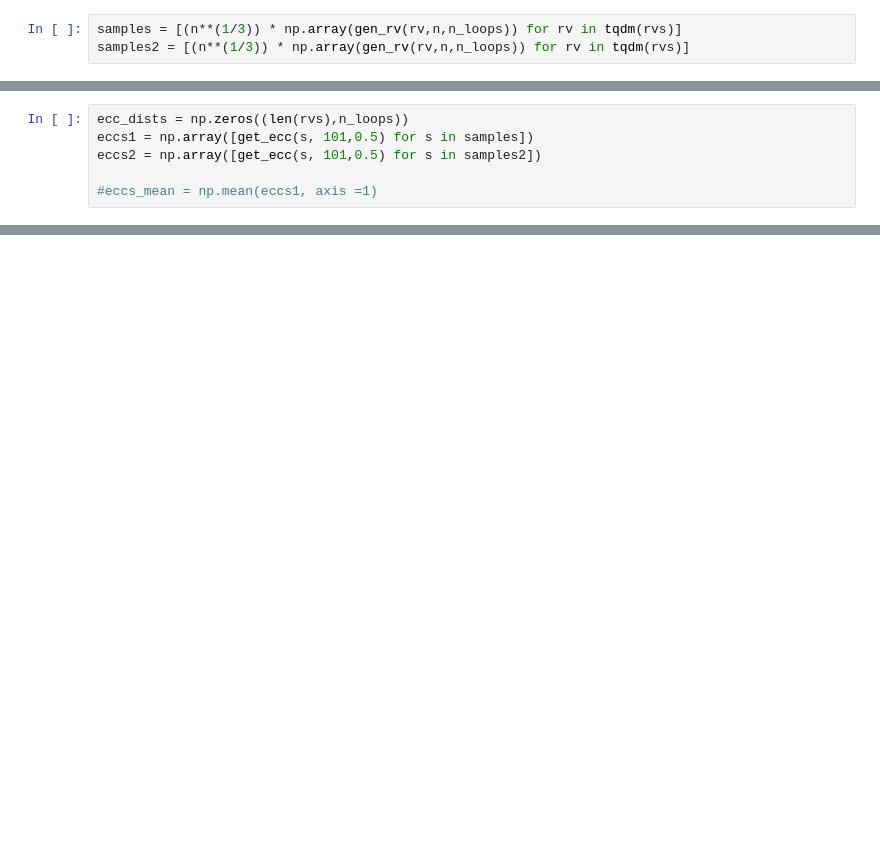
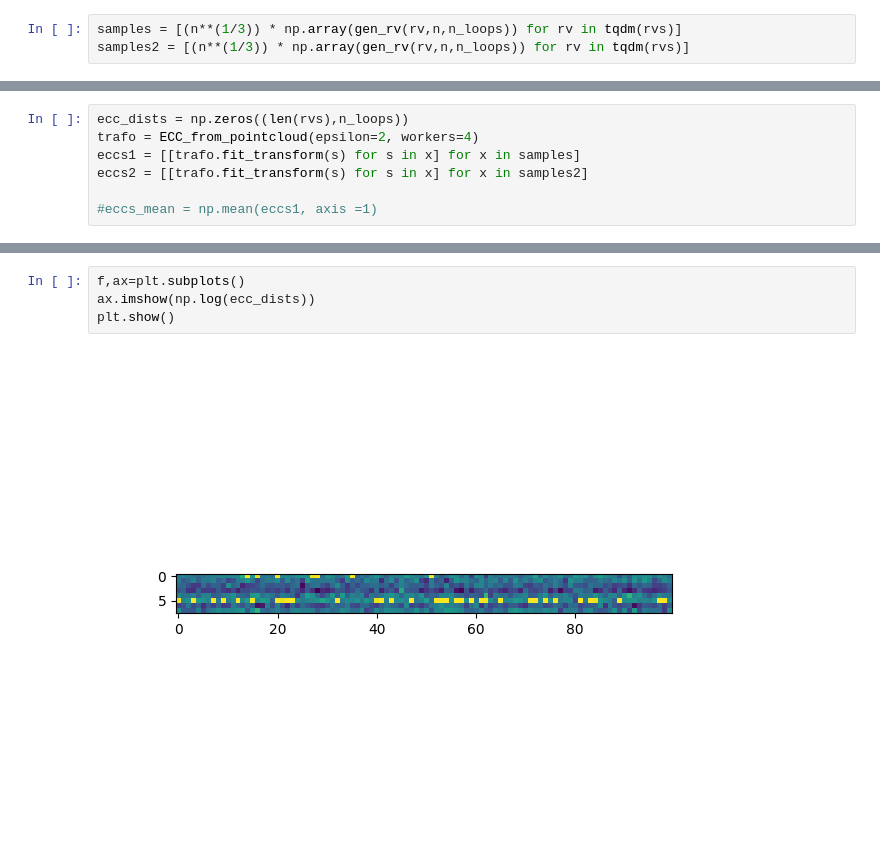
Before and after one commit to nihell/RandomPointClouds, a Jupyter notebook: TwoSampleNullDistribution.ipynb, the cells around one changed output, grey strips where cells are left out. Cells and saved outputs as stored; diff of their text form; blank space fills up the shorter version.

```diff
--- a/TwoSampleNullDistribution.ipynb
+++ b/TwoSampleNullDistribution.ipynb
@@ -107,7 +142,8 @@ samples2 = [(n**(1/3)) * np.array(gen_rv(rv,n,n_loops)) for rv in tqdm(rvs)]
 # %%
 ecc_dists = np.zeros((len(rvs),n_loops))
-eccs1 = np.array([get_ecc(s, 101,0.5) for s in samples])
-eccs2 = np.array([get_ecc(s, 101,0.5) for s in samples2])
+trafo = ECC_from_pointcloud(epsilon=2, workers=4)
+eccs1 = [[trafo.fit_transform(s) for s in x] for x in samples]
+eccs2 = [[trafo.fit_transform(s) for s in x] for x in samples2]
 
 #eccs_mean = np.mean(eccs1, axis =1)
 # %%
@@ -144,2 +158,8 @@ array([[[  1.        ,   0.985     ,   0.98994975, ...,   0.67346939,
+# %%
+f,ax=plt.subplots()
+ax.imshow(np.log(ecc_dists))
+plt.show()
+# %% [output]
+[figure, added]
 # %%
 f,ax = plt.subplots()
```
Also changed, not shown: parts of 11 cells of this notebook, 28 other files.
